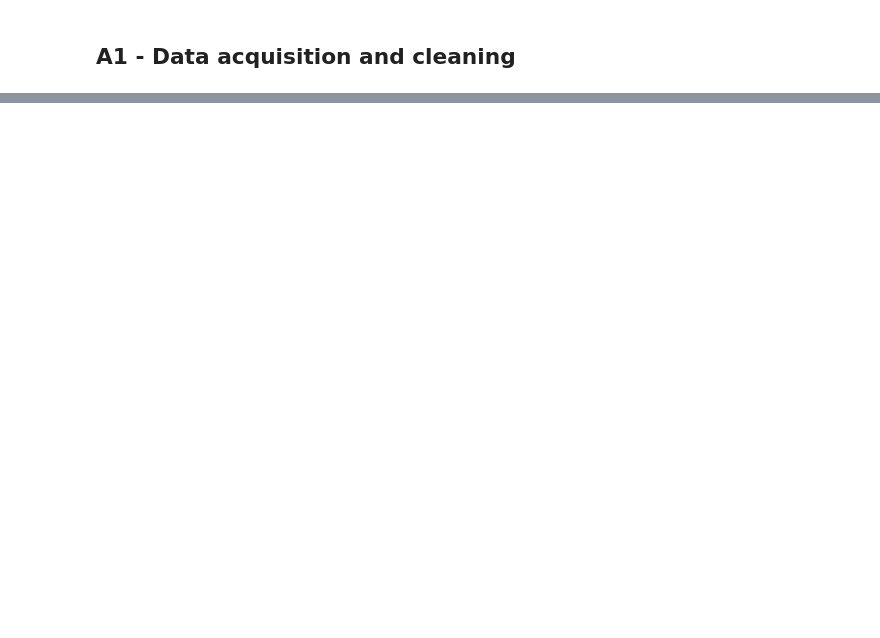
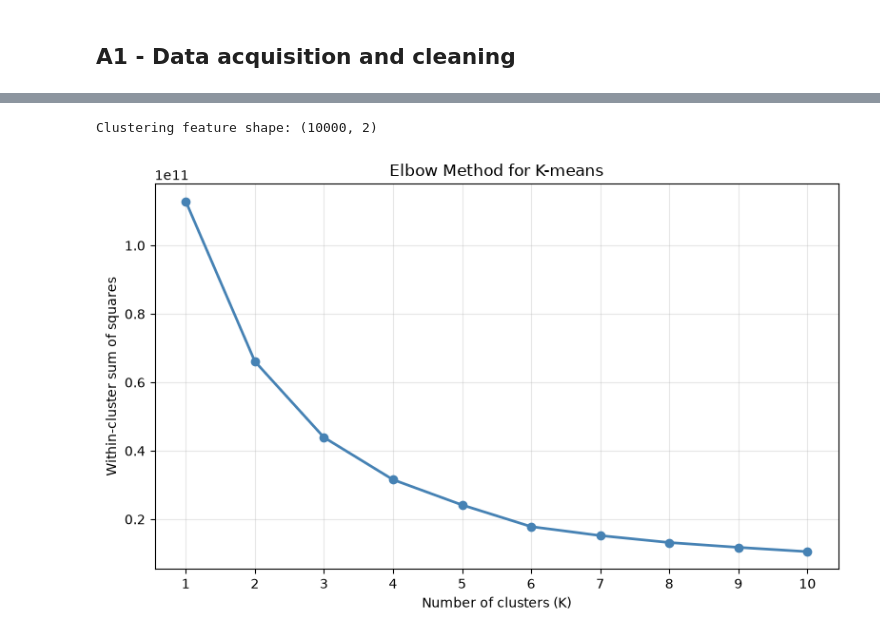
Before and after one commit to 8itoonmaria/Assignment03, a Jupyter notebook: business-level-clustering.ipynb, the cells around one changed output, grey strips where cells are left out. Cells and saved outputs as stored; diff of their text form; code cells hidden in the pictures; blank space fills up the shorter version.

```diff
--- a/business-level-clustering.ipynb
+++ b/business-level-clustering.ipynb
@@ -190,0 +203,4 @@ print(
+# %%
+df_issued_clean["feepaid_missing"] = (
+    df_issued_clean["feepaid"].isna().astype(int)
+)
@@ -190,0 +460,8 @@ print(
+# %%
+# Use the cleaned sample from A1
+cluster_df = df_final.dropna(
+    subset=["latitude", "longitude"]
+).copy()
+
+print("Businesses used for clustering:", len(cluster_df))
+display(cluster_df[["latitude", "longitude"]].describe())
@@ -190,0 +479,68 @@ print(
+# %%
+EARTH_RADIUS = 6_371_000  # metres
+
+# Use the centre of the Vancouver data as the reference point
+mean_lat = cluster_df["latitude"].mean()
+mean_lon = cluster_df["longitude"].mean()
+
+lat_radians = np.radians(
+    cluster_df["latitude"] - mean_lat
+)
+
+lon_radians = np.radians(
+    cluster_df["longitude"] - mean_lon
+)
+
+# Approximate local x/y distance in metres
+cluster_df["x_metres"] = (
+    EARTH_RADIUS
+    * lon_radians
+    * np.cos(np.radians(mean_lat))
+)
+
+cluster_df["y_metres"] = (
+    EARTH_RADIUS
+    * lat_radians
+)
+
+# Only these two location features are used
+X_location = cluster_df[
+    ["x_metres", "y_metres"]
+].to_numpy()
+
+print("Clustering feature shape:", X_location.shape)
+# %% [output]
+Clustering feature shape: (10000, 2)
+# %%
+k_values = range(1, 11)
+inertias = []
+
+for k in k_values:
+    model = KMeans(
+        n_clusters=k,
+        random_state=42,
+        n_init=10
+    )
+
+    model.fit(X_location)
+    inertias.append(model.inertia_)
+# %%
+plt.figure(figsize=(8, 5))
+
+plt.plot(
+    k_values,
+    inertias,
+    marker="o",
+    linewidth=2,
+    color="steelblue"
+)
+
+plt.xticks(list(k_values))
+plt.title("Elbow Method for K-means")
+plt.xlabel("Number of clusters (K)")
+plt.ylabel("Within-cluster sum of squares")
+plt.grid(alpha=0.3)
+plt.tight_layout()
+plt.show()
+# %% [output]
+[figure, added]
```
Also changed, not shown: parts of 32 cells of this notebook, 1 other file.
